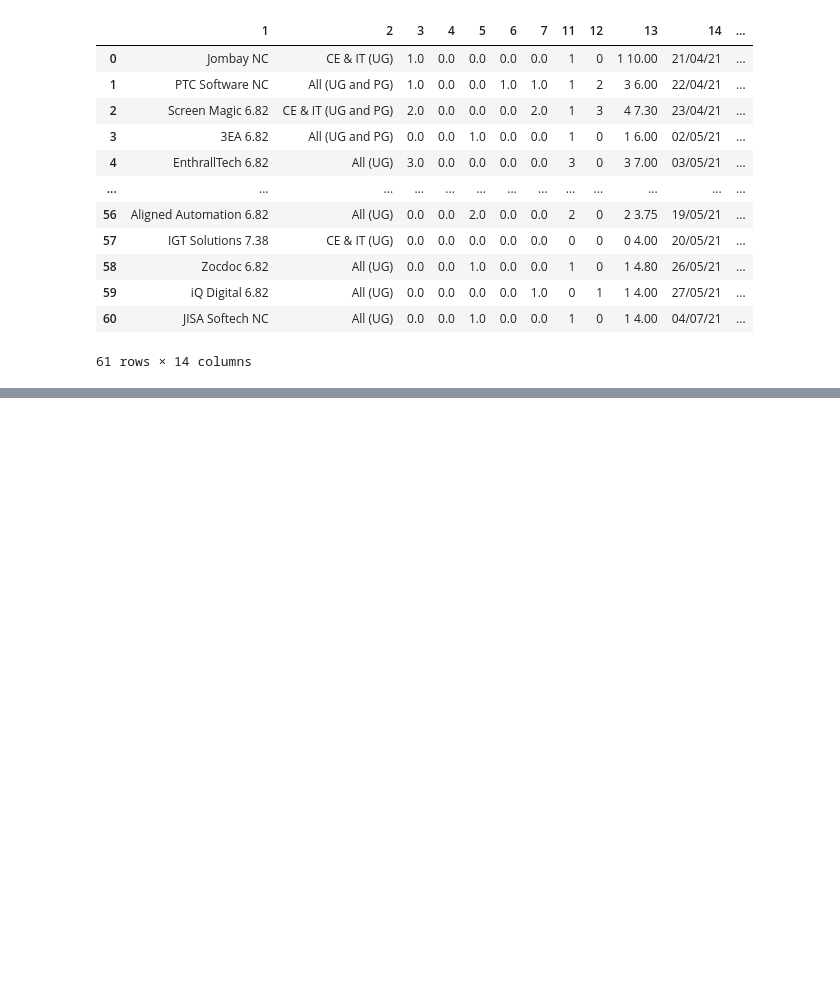
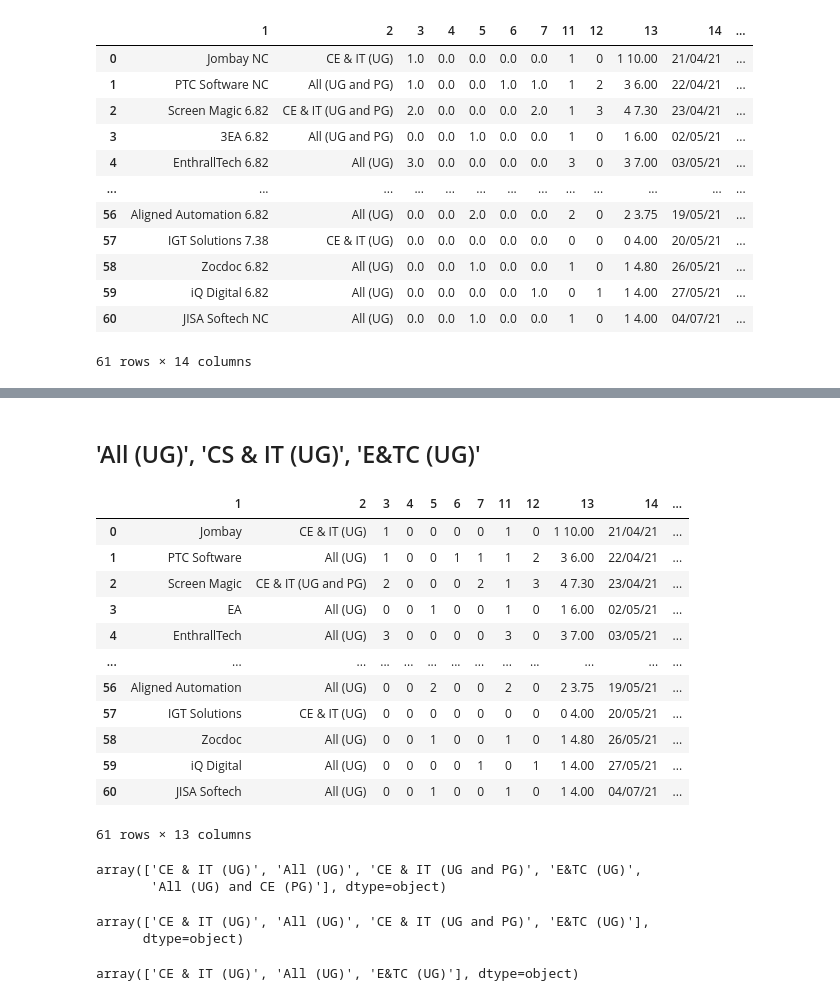
Before and after one commit to ShubhamSukum/Practice, a Jupyter notebook: Mining/2021/Cleaning.ipynb, the cells around one changed output, grey strips where cells are left out. Drawn from its saved outputs; the diff is of its cells as text; code cells hidden in the pictures; blank space fills up the shorter version.

```diff
--- a/Mining/2021/Cleaning.ipynb
+++ b/Mining/2021/Cleaning.ipynb
@@ -630,0 +692,35 @@ temp.to_excel("tempStorePage2.xlsx",index=False)
+# %% [markdown]
+## 'All (UG)', 'CS & IT (UG)', 'E&TC (UG)'
+# %%
+dt[2] = dt[2].str.replace(r'All \(UG and PG\)', 'All (UG)')
+dt
+# %% [output]
+|  | 1 | 2 | 3 | 4 | 5 | 6 | 7 | 11 | 12 | 13 | 14 | ... |
+| 0 | Jombay | CE & IT (UG) | 1 | 0 | 0 | 0 | 0 | 1 | 0 | 1 10.00 | 21/04/21 | ... |
+| 1 | PTC Software | All (UG) | 1 | 0 | 0 | 1 | 1 | 1 | 2 | 3 6.00 | 22/04/21 | ... |
+| 2 | Screen Magic | CE & IT (UG and PG) | 2 | 0 | 0 | 0 | 2 | 1 | 3 | 4 7.30 | 23/04/21 | ... |
+| 3 | EA | All (UG) | 0 | 0 | 1 | 0 | 0 | 1 | 0 | 1 6.00 | 02/05/21 | ... |
+| 4 | EnthrallTech | All (UG) | 3 | 0 | 0 | 0 | 0 | 3 | 0 | 3 7.00 | 03/05/21 | ... |
+| ... | ... | ... | ... | ... | ... | ... | ... | ... | ... | ... | ... | ... |
+| 56 | Aligned Automation | All (UG) | 0 | 0 | 2 | 0 | 0 | 2 | 0 | 2 3.75 | 19/05/21 | ... |
+| 57 | IGT Solutions | CE & IT (UG) | 0 | 0 | 0 | 0 | 0 | 0 | 0 | 0 4.00 | 20/05/21 | ... |
+| 58 | Zocdoc | All (UG) | 0 | 0 | 1 | 0 | 0 | 1 | 0 | 1 4.80 | 26/05/21 | ... |
+| 59 | iQ Digital | All (UG) | 0 | 0 | 0 | 0 | 1 | 0 | 1 | 1 4.00 | 27/05/21 | ... |
+| 60 | JISA Softech | All (UG) | 0 | 0 | 1 | 0 | 0 | 1 | 0 | 1 4.00 | 04/07/21 | ... |
+61 rows × 13 columns
+# %%
+dt[2].unique()
+# %% [output]
+array(['CE & IT (UG)', 'All (UG)', 'CE & IT (UG and PG)', 'E&TC (UG)',
+       'All (UG) and CE (PG)'], dtype=object)
+# %%
+dt[2] = dt[2].str.replace(r'All \(UG\) and CE \(PG\)', 'All (UG)')
+dt[2].unique()
+# %% [output]
+array(['CE & IT (UG)', 'All (UG)', 'CE & IT (UG and PG)', 'E&TC (UG)'],
+      dtype=object)
+# %%
+dt[2] = dt[2].str.replace(r'CE & IT \(UG and PG\)', 'CE & IT (UG)')
+dt[2].unique()
+# %% [output]
+array(['CE & IT (UG)', 'All (UG)', 'E&TC (UG)'], dtype=object)
```
Also changed, not shown: parts of 42 cells of this notebook, 1 other file.
